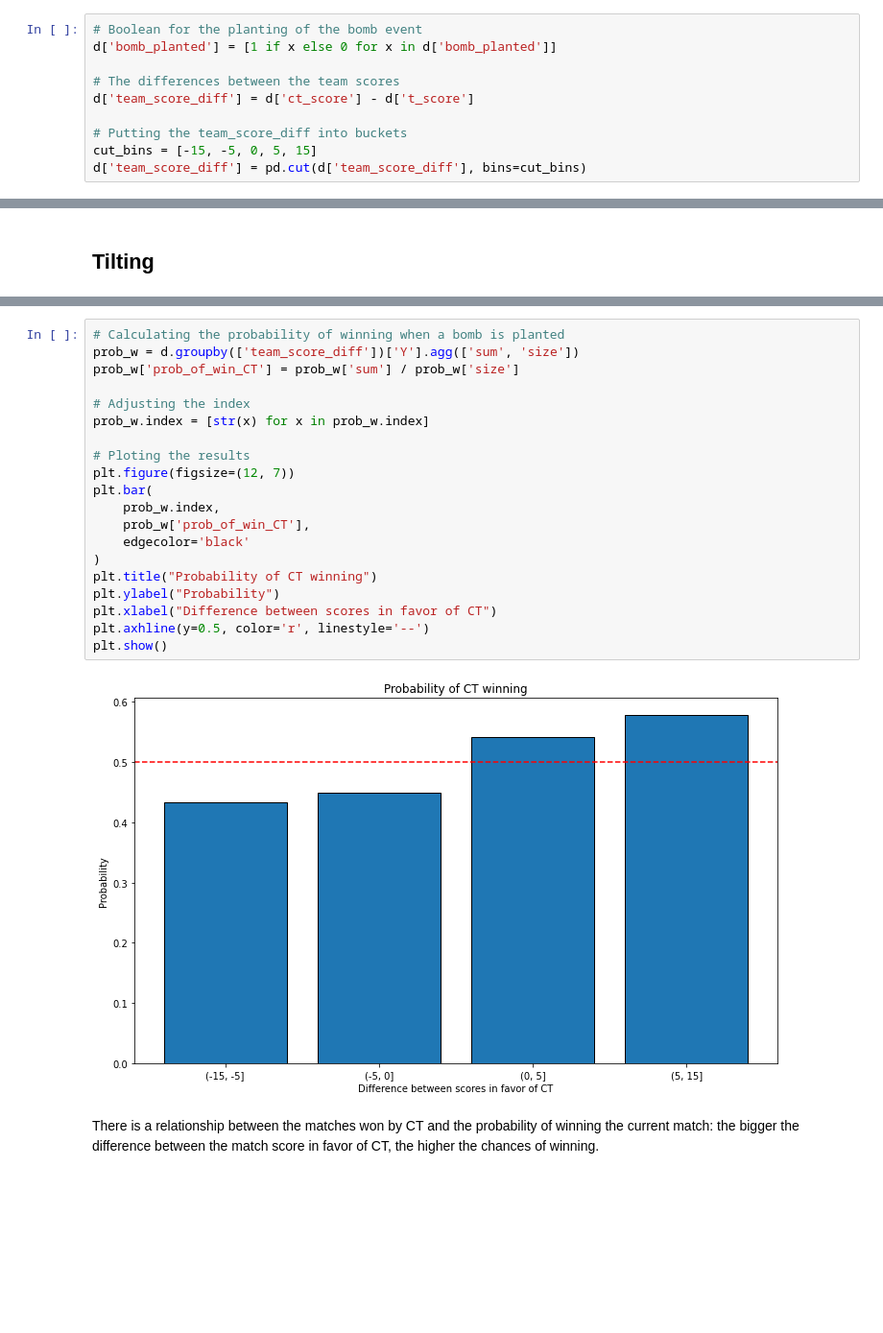
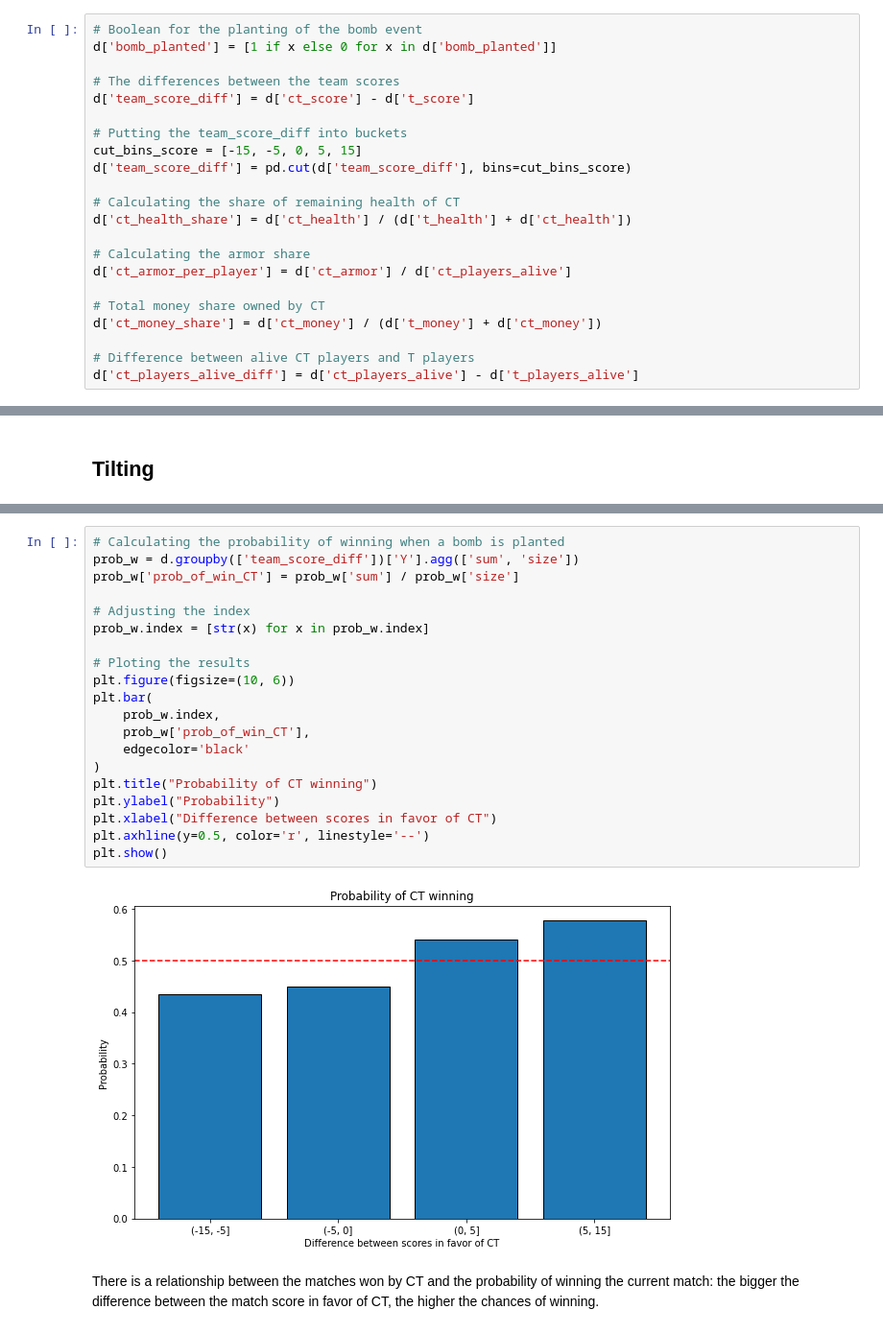
Before and after one commit to Eligijus112/api-book, a Jupyter notebook: api-book/chapter-1-intro/machine-learning-model.ipynb, the cells around one changed output, grey strips where cells are left out. Shown: that part at 96% size. Drawn from its saved outputs; the diff is of its cells as text; blank space fills up the shorter version.

```diff
--- a/api-book/chapter-1-intro/machine-learning-model.ipynb
+++ b/api-book/chapter-1-intro/machine-learning-model.ipynb
@@ -152,8 +153,20 @@ d['bomb_planted'] = [1 if x else 0 for x in d['bomb_planted']]
 d['team_score_diff'] = d['ct_score'] - d['t_score']
 
 # Putting the team_score_diff into buckets
-cut_bins = [-15, -5, 0, 5, 15]
-d['team_score_diff'] = pd.cut(d['team_score_diff'], bins=cut_bins)
+cut_bins_score = [-15, -5, 0, 5, 15]
+d['team_score_diff'] = pd.cut(d['team_score_diff'], bins=cut_bins_score)
+
+# Calculating the share of remaining health of CT
+d['ct_health_share'] = d['ct_health'] / (d['t_health'] + d['ct_health'])
+
+# Calculating the armor share
+d['ct_armor_per_player'] = d['ct_armor'] / d['ct_players_alive']
+
+# Total money share owned by CT
+d['ct_money_share'] = d['ct_money'] / (d['t_money'] + d['ct_money'])
+
+# Difference between alive CT players and T players
+d['ct_players_alive_diff'] = d['ct_players_alive'] - d['t_players_alive']
 # %% [markdown]
 # Explanatory Data Analysis
 # %% [markdown]
@@ -230,24 +243,24 @@ The definition of tilting in esports is ***state of mental or emotional confusio
 # %%
 # Calculating the probability of winning when a bomb is planted
 prob_w = d.groupby(['team_score_diff'])['Y'].agg(['sum', 'size'])
 prob_w['prob_of_win_CT'] = prob_w['sum'] / prob_w['size']
 
 # Adjusting the index
 prob_w.index = [str(x) for x in prob_w.index]
 
 # Ploting the results
-plt.figure(figsize=(12, 7))
+plt.figure(figsize=(10, 6))
 plt.bar(
     prob_w.index,
     prob_w['prob_of_win_CT'],
     edgecolor='black'
 )
 plt.title("Probability of CT winning")
 plt.ylabel("Probability")
 plt.xlabel("Difference between scores in favor of CT")
 plt.axhline(y=0.5, color='r', linestyle='--')
 plt.show()
 # %% [output]
-[figure, old version]
+[figure, new version]
 # %% [markdown]
 There is a relationship between the matches won by CT and the probability of winning the current match: the bigger the difference between the match score in favor of CT, the higher the chances of winning.
```
Also changed, not shown: parts of 24 cells of this notebook, 1 other file.
